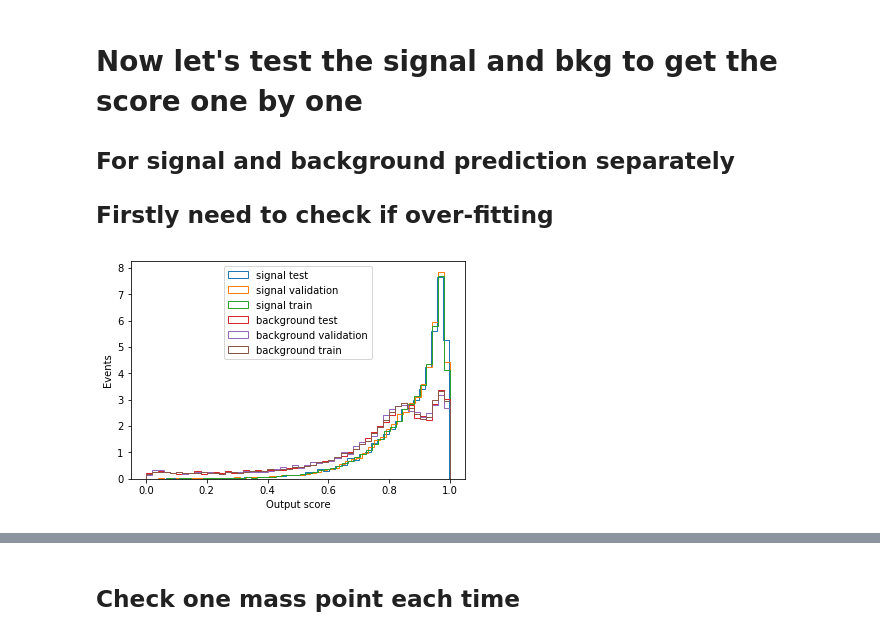
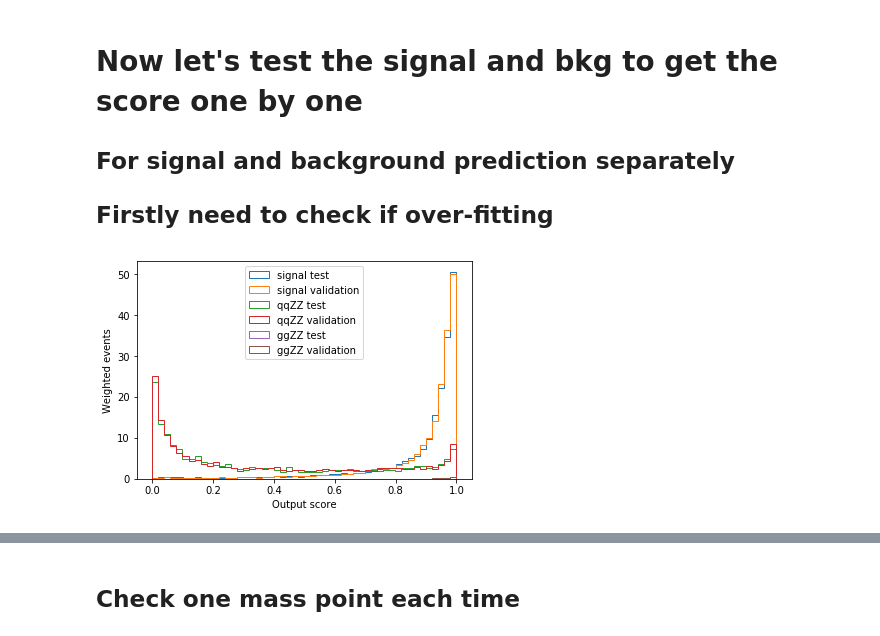
Before and after one commit to zhuhel/Parameterized-DNN, a Jupyter notebook: work_all.ipynb, the cells around one changed output, grey strips where cells are left out. Cells and saved outputs as stored; diff of their text form; code cells hidden in the pictures.

```diff
--- a/work_all.ipynb
+++ b/work_all.ipynb
@@ -65,20 +67,19 @@ Rescale the samples according to their cross section.
 # %%
 Xsec_dict={5:6.76E-03, 7:5.33E-03, 9:4.40E-03, 11:3.71E-03, 13:3.18E-03, 15:3.59E-03, 17:3.86E-03, 19:4.02E-03, 23:5.81E-03, 27:6.67E-03, 31:6.71E-03, 35:9.60E-03, 39:1.07E-02, 45:7.99E-03, 51:5.20E-03, 57:6.36E-03, 63:8.33E-03, 69:9.77E-03, 75:1.17E-02}
 
-def getweight(xtrain, mass=5):
-    totalWt = sum(xtrain[:,-1])
-    xtrain[:,-1] = Xsec_dict[mass]*xtrain[:,-1]/totalWt
-    return xtrain
+def getweight(wt, mass=5):
+    totalWt = sum(wt)
+    wt = Xsec_dict[mass]*wt/totalWt*(1000/0.12369)
+    return wt
 
-def norweight(wt, norm=1000):
+def norweight(wt, norm=1091):
     totalWt = sum(wt)
-    frac = norm/totalWt
-    wt = frac*wt
+    wt = norm*wt/totalWt
     return wt
 
 def get_part_feature(xtrain):
-    nf = [0,1,2,3,4,5,6,7,8,11,12,13,14,15,16,17,18,19]
-    #nf = [20,21,22,23,24,25,26,27,28,31,34,35,36,37,38,39]
+    #nf = [0,1,2,3,4,5,6,7,8,11,12,13,14,15,16,17,18,19]
+    nf = [0,1,2,3,4,5,6,7,8,11,12,13,14,16,17,18,19]
     xtrain = xtrain[:,nf]
     return xtrain
 # %% [markdown]
@@ -719,15 +653,14 @@ from sklearn.metrics import roc_curve, auc
 from sklearn.model_selection import train_test_split
 from keras.models import load_model
 
-model = load_model("Below180/models/SGD/baseline_18features.h5")
-nZp=10
+model = load_model("Below180/models/noptZZ_17f_hM.h5")
+nZp=9
 
 ### prepare prediction for signal
-xs_test = np.load('/Users/zhuheling/ML/keras/example_hep/myTest/Below180/UnscaledData/test/tree_{}GeV.npy'.format(5))
-xs_val = np.load('/Users/zhuheling/ML/keras/example_hep/myTest/Below180/UnscaledData/Validation/tree_{}GeV.npy'.format(5))
-xs_train = np.load('/Users/zhuheling/ML/keras/example_hep/myTest/Below180/UnscaledData/train/tree_{}GeV.npy'.format(5))
-#msamp = [7,9,11,13,15,17,19,23,27,31,35,39,45,51,57,63,69,75]
-msamp = [7,9,11,13,15,17,19,23,27,31,35,39]
+xs_test = np.load('/Users/zhuheling/ML/keras/example_hep/myTest/Below180/UnscaledData/test/tree_{}GeV.npy'.format(42))
+xs_val = np.load('/Users/zhuheling/ML/keras/example_hep/myTest/Below180/UnscaledData/Validation/tree_{}GeV.npy'.format(42))
+xs_train = np.load('/Users/zhuheling/ML/keras/example_hep/myTest/Below180/UnscaledData/train/tree_{}GeV.npy'.format(42))
+msamp = [45,48,51,54,57,60,63,66,69,72,75]
 for mass in msamp:
     xs_test_add = np.load('/Users/zhuheling/ML/keras/example_hep/myTest/Below180/UnscaledData/test/tree_{}GeV.npy'.format(mass))
     xs_test = np.concatenate((xs_test, xs_test_add))
@@ -743,44 +676,66 @@ xs_val[:,0] = xs_val[:,nZp]
 xs_val_par = get_part_feature(xs_val)
 pred_sig_val = model.predict(xs_val_par)
 xs_train[:,0] = xs_train[:,nZp]
 xs_train_par = get_part_feature(xs_train)
 pred_sig_train = model.predict(xs_train_par)
 
 ### prepare prediction for background test sample
-xb_test = np.load('/Users/zhuheling/ML/keras/example_hep/myTest/Below180/UnscaledData/test/tree_bkg.npy')
+xb_test = np.load('/Users/zhuheling/ML/keras/example_hep/myTest/Below180/UnscaledData/test/tree_qqZZ.npy')
 xb_test[:,0] = xb_test[:,nZp]
 xb_test_par = get_part_feature(xb_test)
 pred_bkg_test = model.predict(xb_test_par)
 
 ### prepare prediction for background Validation sample
-xb_val = np.load('/Users/zhuheling/ML/keras/example_hep/myTest/Below180/UnscaledData/Validation/tree_bkg.npy')
+xb_val = np.load('/Users/zhuheling/ML/keras/example_hep/myTest/Below180/UnscaledData/Validation/tree_qqZZ.npy')
 xb_val[:,0] = xb_val[:,nZp]
 xb_val_par = get_part_feature(xb_val)
 pred_bkg_val = model.predict(xb_val_par)
 
 ### prepare prediction for background test sample
-xb_train = np.load('/Users/zhuheling/ML/keras/example_hep/myTest/Below180/UnscaledData/train/tree_bkg.npy')
+xb_train = np.load('/Users/zhuheling/ML/keras/example_hep/myTest/Below180/UnscaledData/train/tree_qqZZ.npy')
 xb_train[:,0] = xb_train[:,nZp]
 xb_train_par = get_part_feature(xb_train)
 pred_bkg_train = model.predict(xb_train_par)
+
+### prepare prediction for background test sample
+x2_test = np.load('/Users/zhuheling/ML/keras/example_hep/myTest/Below180/UnscaledData/test/tree_ggZZ.npy')
+x2_test_add = np.load('/Users/zhuheling/ML/keras/example_hep/myTest/Below180/UnscaledData/test/tree_ggZZ_low.npy')
+x2_test = np.concatenate((x2_test, x2_test_add))
+x2_test[:,0] = x2_test[:,nZp]
+x2_test_par = get_part_feature(x2_test)
+pred_ggZZ_test = model.predict(x2_test_par)
+
+x2_val = np.load('/Users/zhuheling/ML/keras/example_hep/myTest/Below180/UnscaledData/Validation/tree_ggZZ.npy')
+x2_val_add = np.load('/Users/zhuheling/ML/keras/example_hep/myTest/Below180/UnscaledData/Validation/tree_ggZZ_low.npy')
+x2_val = np.concatenate((x2_val, x2_val_add))
+x2_val[:,0] = x2_val[:,nZp]
+x2_val_par = get_part_feature(x2_val)
+pred_ggZZ_val = model.predict(x2_val_par)
 
 #print(len(pred_sig_test), len(xs_test), sum(xs_test[:,-1]))
 #print(len(pred_bkg_test), len(xb_test), sum(xb_test[:,-1]))
 #print(len(pred_bkg_val), len(xb_val), sum(xb_val[:,-1]))
 
+nbkg = sum(xb_test[:,-1])+sum(x2_test[:,-1])
+xs_test[:,-1] = norweight(xs_test[:,-1], norm=nbkg)
+xs_val[:,-1] = norweight(xs_val[:,-1], norm=nbkg)
+
 ## plot output score
-plt.hist(pred_sig_test, bins=50, histtype='step', label='signal test', density=True)
-plt.hist(pred_sig_val, bins=50, histtype='step', label='signal validation', density=True)
-plt.hist(pred_sig_train, bins=50, histtype='step', label='signal train', density=True)
-plt.hist(pred_bkg_test, bins=50, histtype='step', label='background test', density=True)
-plt.hist(pred_bkg_val, bins=50, histtype='step', label='background validation', density=True)
-plt.hist(pred_bkg_train, bins=50, histtype='step', label='background train', density=True)
+plt.hist(pred_sig_test, bins=50, weights=xs_test[:,-1], histtype='step', label='signal test')
+plt.hist(pred_sig_val, bins=50, weights=xs_val[:,-1], histtype='step', label='signal validation')
+#plt.hist(pred_sig_train, bins=50, histtype='step', label='signal train', density=True)
+plt.hist(pred_bkg_test, bins=50, weights=xb_test[:,-1], histtype='step', label='qqZZ test')
+plt.hist(pred_bkg_val, bins=50, weights=xb_val[:,-1], histtype='step', label='qqZZ validation')
+#plt.hist(pred_bkg_train, bins=50, histtype='step', label='background train')
+plt.hist(pred_ggZZ_test, bins=50, weights=x2_test[:,-1], histtype='step', label='ggZZ test')
+plt.hist(pred_ggZZ_val, bins=50, weights=x2_val[:,-1], histtype='step', label='ggZZ validation')
 plt.legend(loc=9)
 plt.xlabel("Output score")
-plt.ylabel("Events")
+plt.ylabel("Weighted events")
+plt.savefig("/Users/zhuheling/ML/keras/example_hep/myTest/plots/hM_noptZZ_DNNscore.pdf")
 plt.show()
 # %% [output]
-[figure, old version]
+[figure, new version]
 # %%
 xcomb_test2 = np.concatenate((xs_test_par,xb_test_par))
 xcomb_val2 = np.concatenate((xs_val_par,xb_val_par))
```
Also changed, not shown: parts of 27 cells of this notebook, 2 other files.
